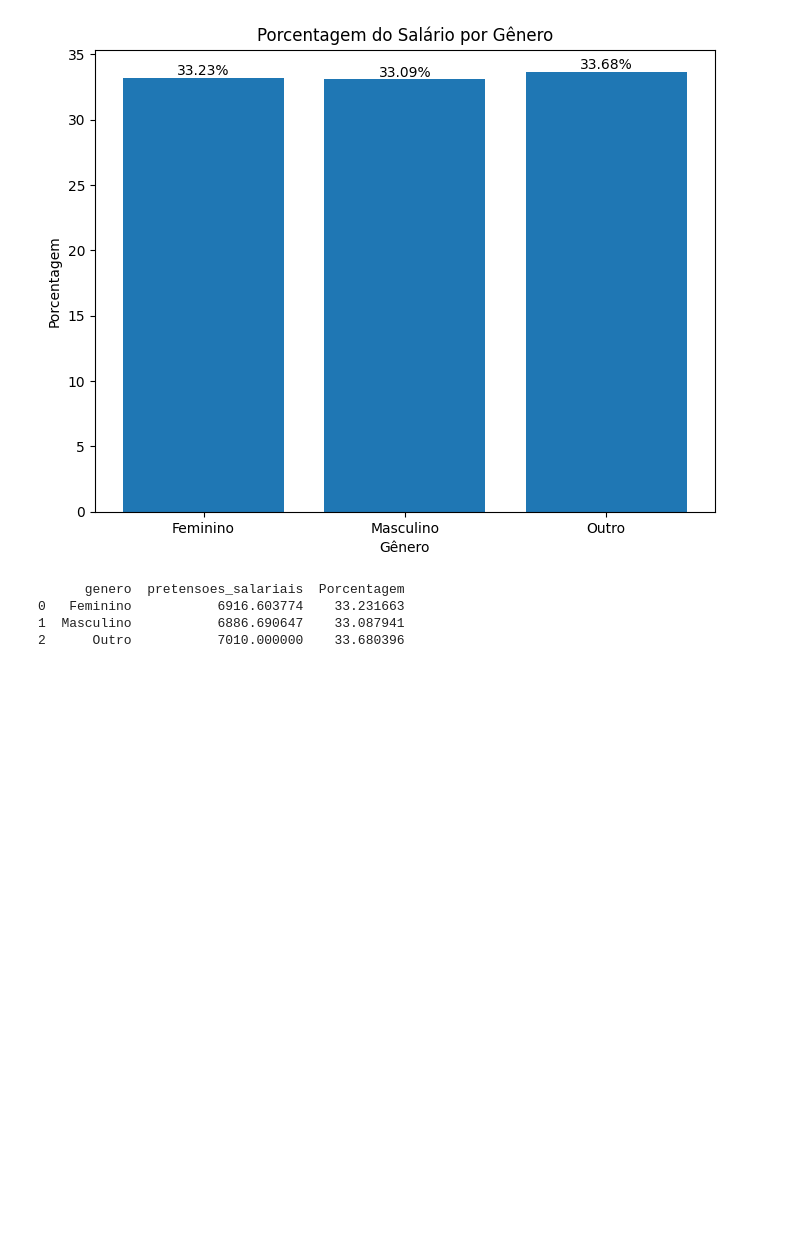
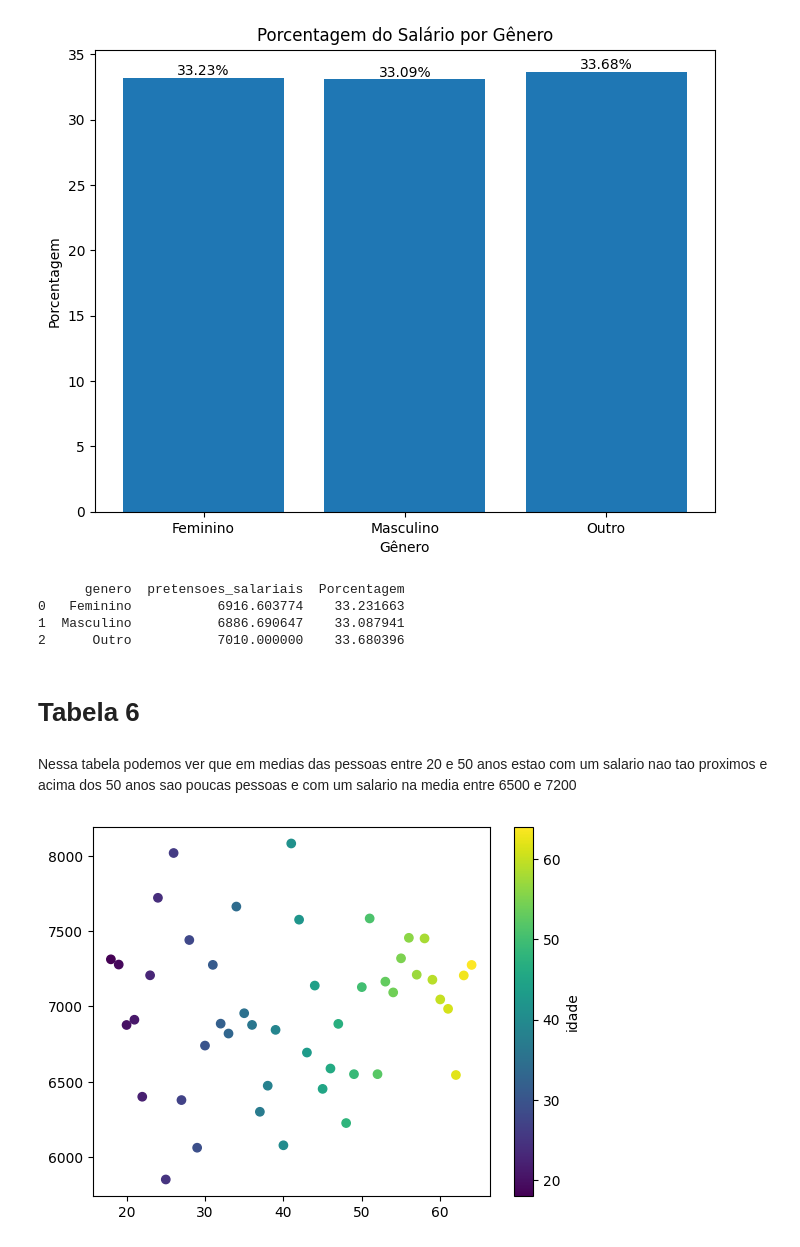
Before and after one commit to jesieldossantos/Curso-IA, a Jupyter notebook: analises/candidatos/candidatos_tecnologia.ipynb, the cells around one changed output. Cells and saved outputs as stored; diff of their text form; code cells hidden in the pictures; blank space fills up the shorter version.

```diff
--- a/analises/candidatos/candidatos_tecnologia.ipynb
+++ b/analises/candidatos/candidatos_tecnologia.ipynb
@@ -300,6 +299,15 @@ plt.show()
 # %% [markdown]
 Aqui vemos que na tabela temos 33.9% sao masculinos, 32,9% e feminino e 33,2% e outros
 # %%
+# Define the mapping for the 'formacao' column
+formacao_mapping = {
+	'Ensino Médio': 1,
+	'Tecnólogo': 2,
+	'Graduação': 3,
+	'Mestrado': 4,
+	'Doutorado': 5
+}
+
 porcentagem_genero = df_candidatos_completo['genero'].value_counts(normalize=True) * 100
 df_candidatos_completo['porcentagem_genero'] = df_candidatos_completo['genero'].map(porcentagem_genero)
 df_candidatos_completo['formacao_numerico'] = df_candidatos_completo['formacao'].map(formacao_mapping)
@@ -368,3 +376,16 @@ print(media_salario_genero)
 0   Feminino           6916.603774    33.231663
 1  Masculino           6886.690647    33.087941
 2      Outro           7010.000000    33.680396
+# %% [markdown]
+# Tabela 6
+# %% [markdown]
+ Nessa tabela podemos ver que em medias das pessoas entre 20 e 50 anos estao com um salario nao tao proximos e acima dos 50 anos sao poucas pessoas e com um salario na media entre 6500 e 7200
+# %%
+agrupado = df_candidatos_completo.groupby('idade')['pretensoes_salariais'].mean()
+
+plt.scatter(agrupado.index, agrupado.values, c=agrupado.index, cmap='viridis')
+
+plt.colorbar(label='idade')
+plt.show()
+# %% [output]
+[figure, added]
```
Also changed, not shown: parts of 6 cells of this notebook, 1 other file.
